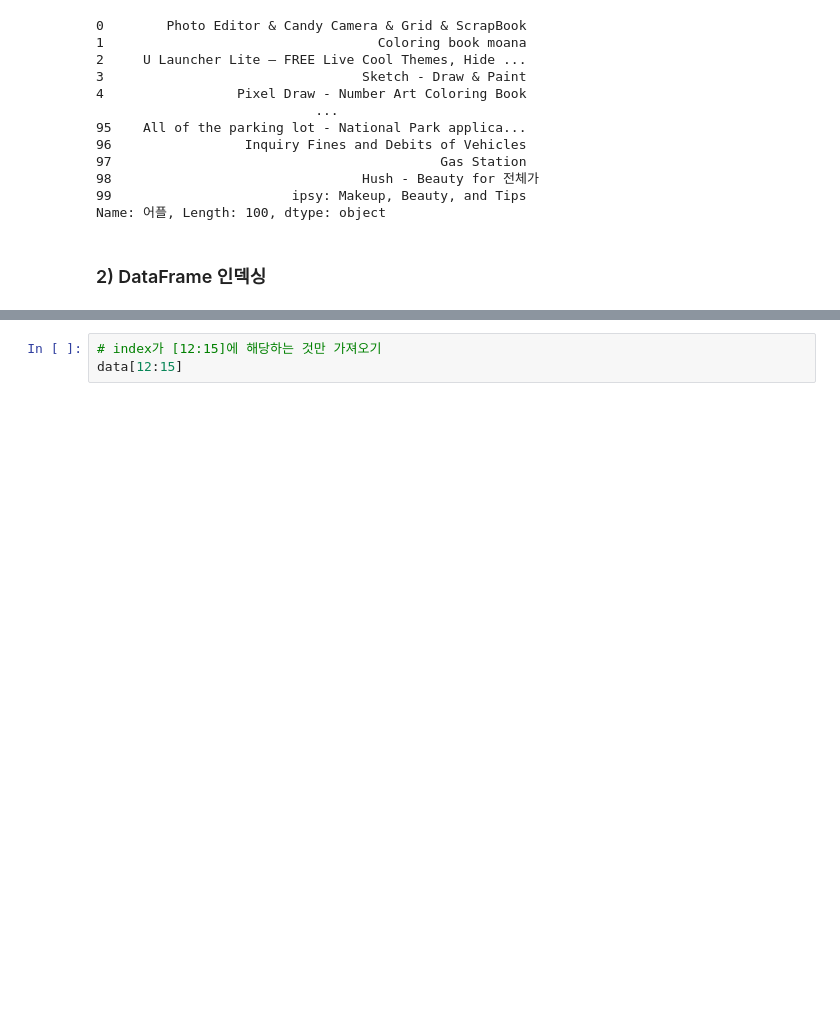
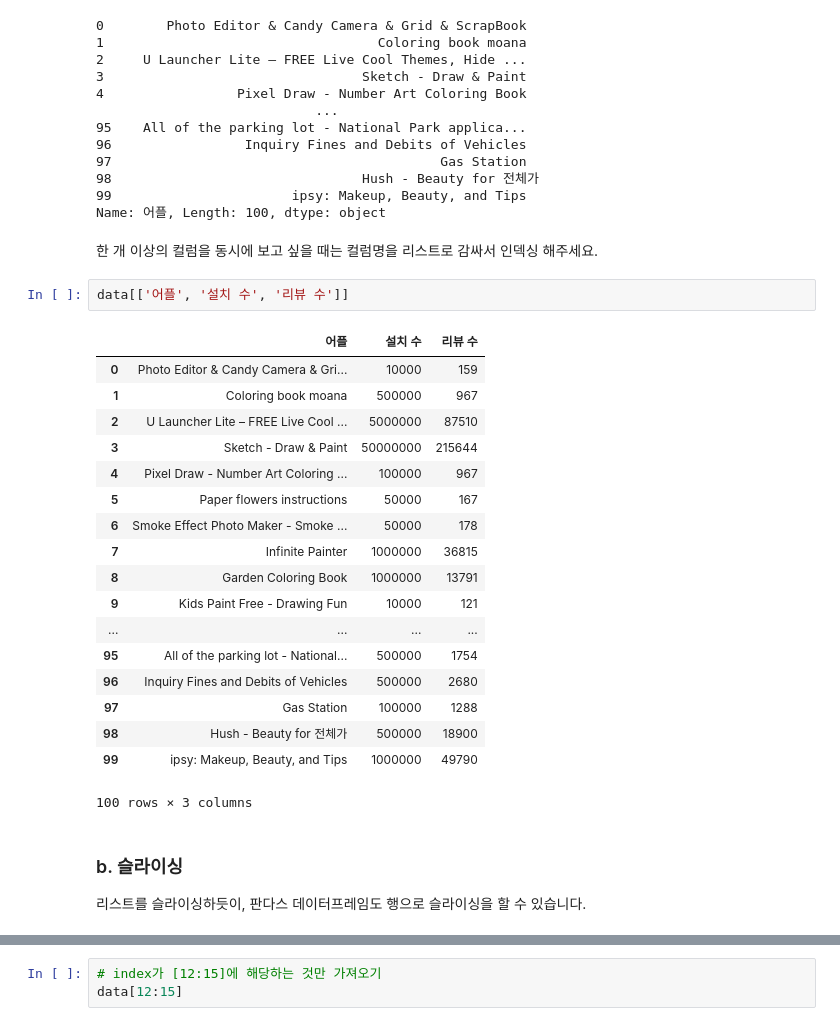
Before and after one commit to kim4pb/python-101, a Jupyter notebook: 01. Python Textbook/데이터 분석을 위한 파이썬 4강 - 3. 판다스 Select.ipynb, the cells around one changed output, grey strips where cells are left out. Saved outputs shown, nothing was run; the diff lists cells and outputs as text; blank space fills up the shorter version.

```diff
--- a/01. Python Textbook/데이터 분석을 위한 파이썬 4강 - 3. 판다스 Select.ipynb
+++ b/01. Python Textbook/데이터 분석을 위한 파이썬 4강 - 3. 판다스 Select.ipynb
@@ -35,6 +37,32 @@ data.어플
 98                                Hush - Beauty for 전체가
 99                       ipsy: Makeup, Beauty, and Tips
 Name: 어플, Length: 100, dtype: object
-# %% [markdown]
-### 2) DataFrame 인덱싱
+# %% [markdown]
+한 개 이상의 컬럼을 동시에 보고 싶을 때는 컬럼명을 리스트로 감싸서 인덱싱 해주세요.
+# %%
+data[['어플', '설치 수', '리뷰 수']]
+# %% [output]
+|  | 어플 | 설치 수 | 리뷰 수 |
+| 0 | Photo Editor & Candy Camera & Gri... | 10000 | 159 |
+| 1 | Coloring book moana | 500000 | 967 |
+| 2 | U Launcher Lite – FREE Live Cool ... | 5000000 | 87510 |
+| 3 | Sketch - Draw & Paint | 50000000 | 215644 |
+| 4 | Pixel Draw - Number Art Coloring ... | 100000 | 967 |
+| 5 | Paper flowers instructions | 50000 | 167 |
+| 6 | Smoke Effect Photo Maker - Smoke ... | 50000 | 178 |
+| 7 | Infinite Painter | 1000000 | 36815 |
+| 8 | Garden Coloring Book | 1000000 | 13791 |
+| 9 | Kids Paint Free - Drawing Fun | 10000 | 121 |
+| ... | ... | ... | ... |
+| 95 | All of the parking lot - National... | 500000 | 1754 |
+| 96 | Inquiry Fines and Debits of Vehicles | 500000 | 2680 |
+| 97 | Gas Station | 100000 | 1288 |
+| 98 | Hush - Beauty for 전체가 | 500000 | 18900 |
+| 99 | ipsy: Makeup, Beauty, and Tips | 1000000 | 49790 |
+100 rows × 3 columns
+# %% [markdown]
+### b. 슬라이싱
+
+
+리스트를 슬라이싱하듯이, 판다스 데이터프레임도 행으로 슬라이싱을 할 수 있습니다.
 # %%
```
Also changed, not shown: parts of 28 cells of this notebook, 2 other files.
